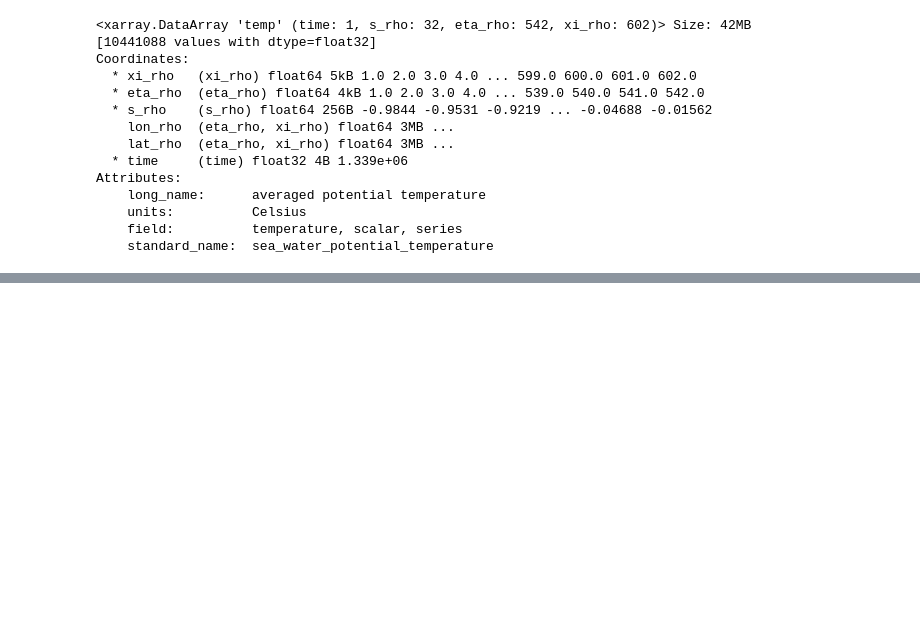
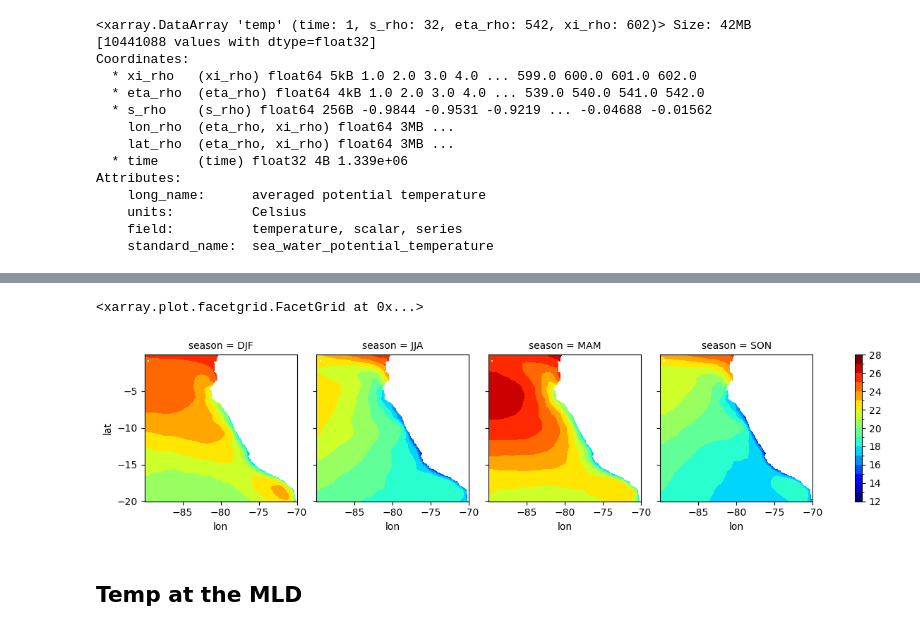
Before and after one commit to danliba/Upwelling_paper, a Jupyter notebook: temp_extraction.ipynb, the cells around one changed output, grey strips where cells are left out. Cells and saved outputs as stored; diff of their text form; code cells hidden in the pictures; blank space fills up the shorter version.

```diff
--- a/temp_extraction.ipynb
+++ b/temp_extraction.ipynb
@@ -119,0 +244,13 @@ Attributes:
+# %%
+depths_arr = temp_surf_mld_all.depth.values
+
+# Layer thickness: distance between midpoints (same logic as np.gradient)
+thickness = xr.DataArray(
+    np.gradient(depths_arr),
+    dims='depth',
+    coords={'depth': depths_arr}
+)
+
+temp_wmean = temp_surf_mld_all.weighted(thickness).mean(dim='depth')
+temp_wmean = temp_wmean.where(temp_wmean!=0)
+temp_wmean
@@ -119,0 +275,6 @@ Attributes:
+# %%
+seasonality(temp_wmean).sel(
+    lat=slice(-20,0),lon=slice(-90,-70)).plot(x='lon',y='lat',col='season',vmin=12,vmax=28,levels=17,cmap='jet')
+# %% [output]
+<xarray.plot.facetgrid.FacetGrid at 0x...>
+[figure, added]
@@ -119,0 +283,2 @@ Attributes:
+# %% [markdown]
+## Temp at the MLD
```
Also changed, not shown: parts of 10 cells of this notebook, 3 other files.
